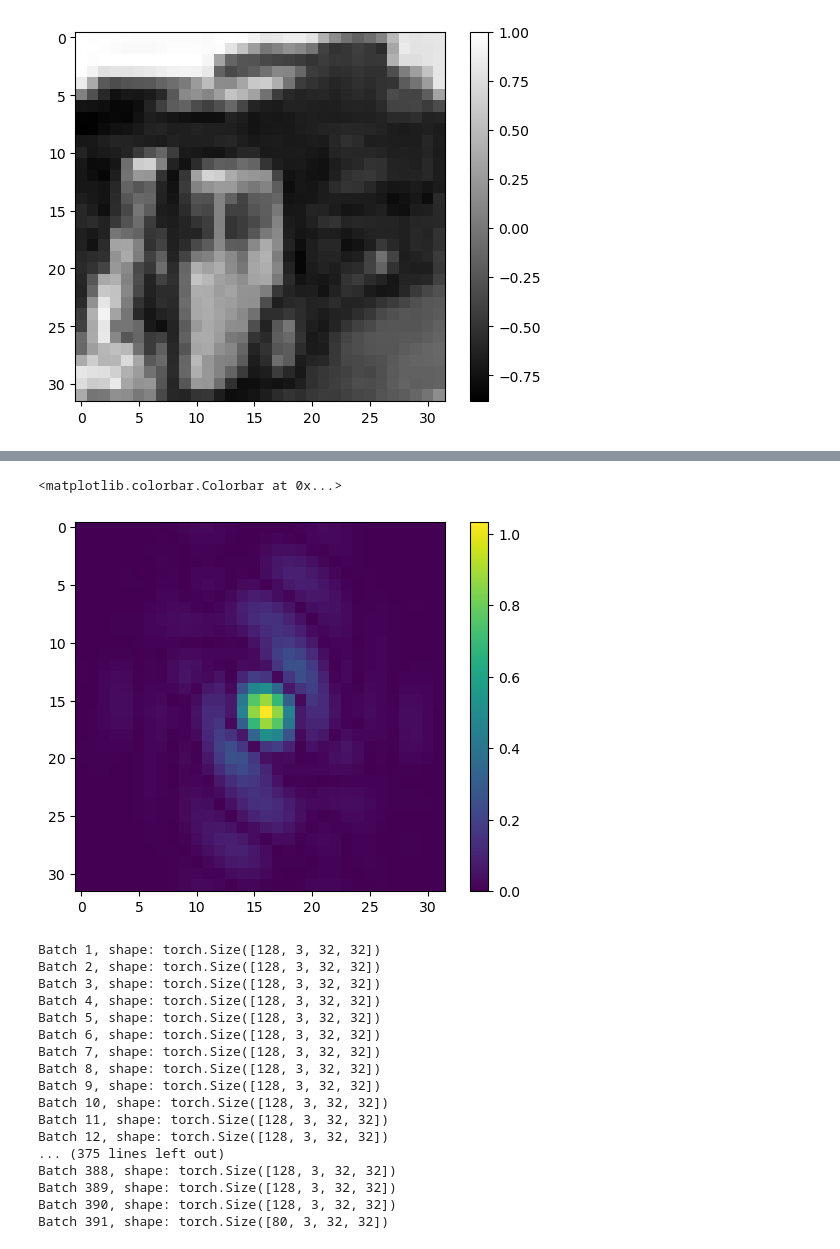
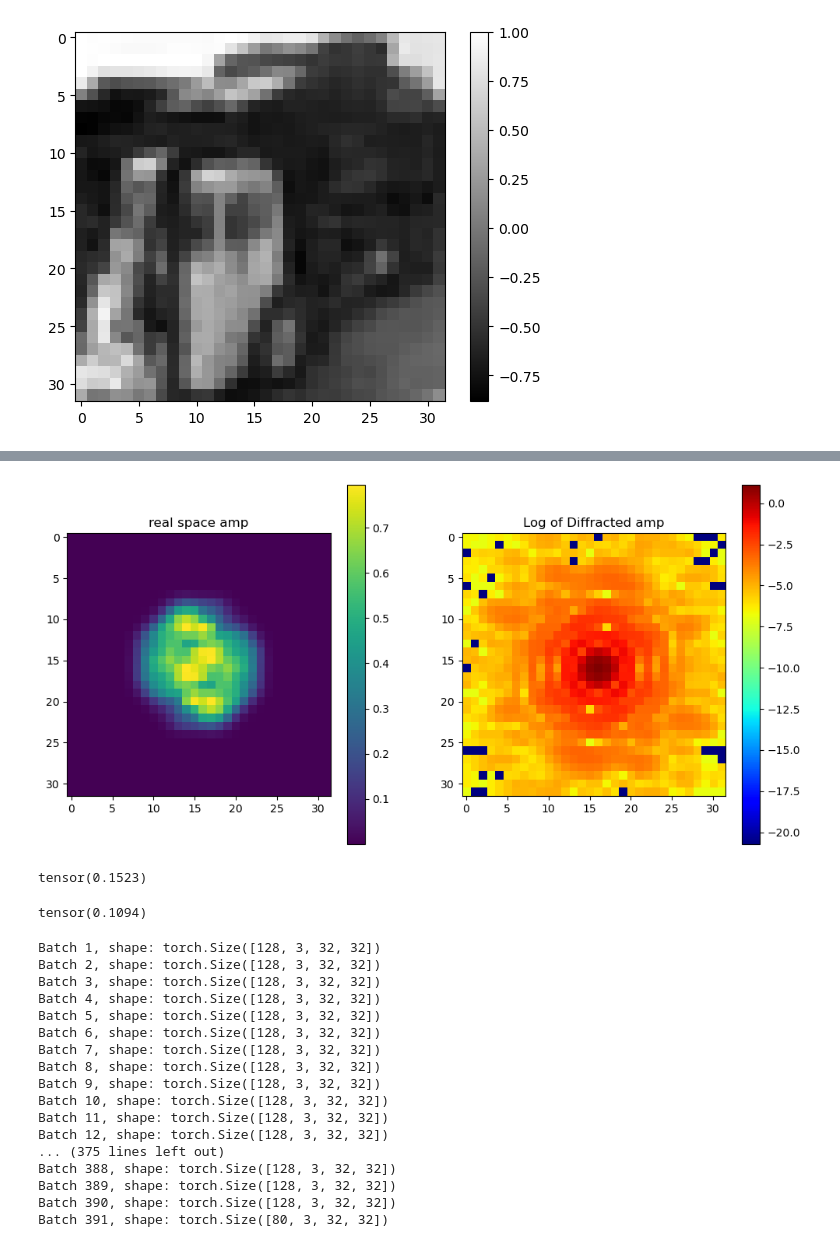
Before and after one commit to hoidn/MAE, a Jupyter notebook: diffraction.ipynb, the cells around one changed output, grey strips where cells are left out. Cells and saved outputs as stored; diff of their text form; code cells hidden in the pictures.

```diff
--- a/diffraction.ipynb
+++ b/diffraction.ipynb
@@ -110,11 +110,36 @@ plt.colorbar()
-# %%
-import matplotlib.pyplot as plt
-import numpy as np
-plt.imshow((diffracted_batch[20, 0, ...]), cmap = 'viridis')
-plt.colorbar()
-# %% [output]
-<matplotlib.colorbar.Colorbar at 0x...>
-[figure, removed]
+# %%
+import matplotlib.pyplot as plt
+import numpy as np
+
+# Assuming pre_diffraction_batch and diffracted_batch are already defined
+# and have the necessary shape and data
+
+fig, axs = plt.subplots(1, 2, figsize=(12, 6))  # 1 row, 2 columns
+
+# Plot for pre_diffraction_batch
+ax = axs[0]
+im = ax.imshow(pre_diffraction_batch[10, 0, ...] * probe, cmap='viridis')
+ax.set_title('real space amp')
+fig.colorbar(im, ax=ax)
+
+# Plot for diffracted_batch
+ax = axs[1]
+# Adding a small constant to avoid taking log of zero which can cause -inf
+im = ax.imshow(np.log(diffracted_batch[10, 0, ...] + 1e-9), cmap='jet')
+ax.set_title('Log of Diffracted amp')
+fig.colorbar(im, ax=ax)
+
+plt.show()
+# %% [output]
+[figure, added]
+# %%
+get_default_probe(probe_scale = .55).mean()
+# %% [output]
+tensor(0.1523)
+# %%
+probe.mean()
+# %% [output]
+tensor(0.1094)
 # %%
 from PIL import Image
 from torch.utils.data import Dataset, DataLoader
```
Also changed, not shown: parts of 2 cells of this notebook, 4 other files.
